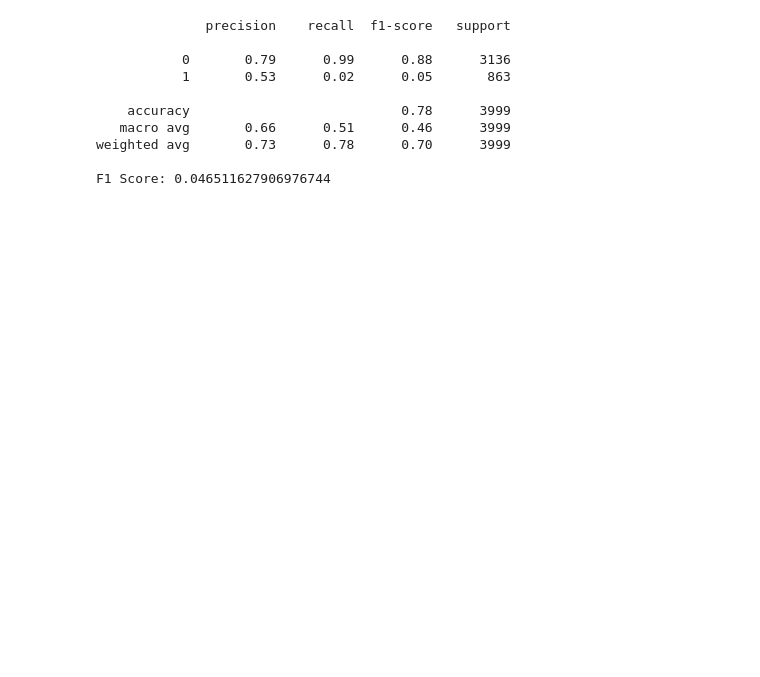
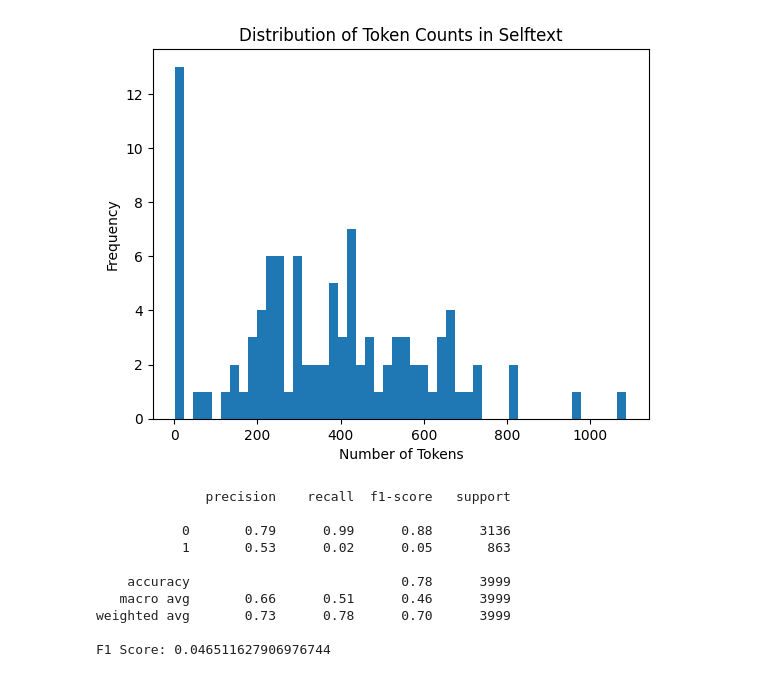
Before and after one commit to otabrzak/aitah-analysis, a Jupyter notebook: notebook_baseline.ipynb, the cells around one changed output. Cells and saved outputs as stored; diff of their text form; code cells hidden in the pictures; blank space fills up the shorter version.

Commit message:
Add token count per post exploration

```diff
--- a/notebook_baseline.ipynb
+++ b/notebook_baseline.ipynb
@@ -29,10 +29,13 @@ def preprocess(text):
 
     lemmatized_tokens = [stemmer.stem(token) for token in tokens]
     # Join the tokens back into a string
-    return " ".join(lemmatized_tokens)
+    #return " ".join(lemmatized_tokens)
+    return tokens
 
 
 data["selftext_string"] = data["selftext"].astype(str)
 data["selftext_preprocessed"] = data["selftext_string"].apply(preprocess)
 print(data["selftext_preprocessed"].head(5).values)
+
+# Ran too fucking long
 # %% [output]
@@ -43,0 +43,19 @@ print(data["selftext_preprocessed"].head(5).values)
+# %%
+data_subset = data.sample(n=100, random_state=42)
+
+def preprocess(text):
+    # Tokenize the text
+    tokens = word_tokenize(text.lower())
+    # Lemmatize each token
+    # lemmatized_tokens = [lemmatizer.lemmatize(token) for token in tokens]
+    # Stem each token
+
+    lemmatized_tokens = [stemmer.stem(token) for token in tokens]
+    # Join the tokens back into a string
+    #return " ".join(lemmatized_tokens)
+    return tokens
+
+
+data_subset["selftext_string"] = data_subset["selftext"].astype(str)
+data_subset["selftext_preprocessed"] = data_subset["selftext_string"].apply(preprocess)
+print(data_subset["selftext_preprocessed"].head(5).values)
@@ -44,3 +68,12 @@ print(data["selftext_preprocessed"].head(5).values)
+# %%
+data_subset["token_count"] = data_subset["selftext_preprocessed"].apply(len)
+plt.hist(data_subset["token_count"], bins=50)
+plt.title("Distribution of Token Counts in Selftext")
+plt.xlabel("Number of Tokens")
+plt.ylabel("Frequency")
+plt.show()
+# %% [output]
+[figure, added]
 # %%
 data["link_flair_text"].unique()
 # %%
```
Also changed, not shown: parts of 2 cells of this notebook.
